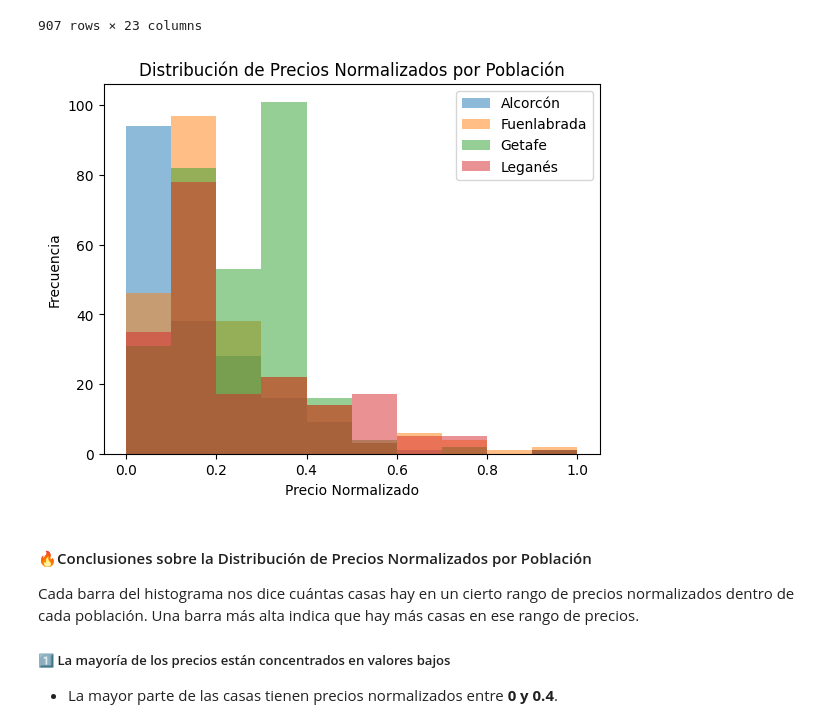
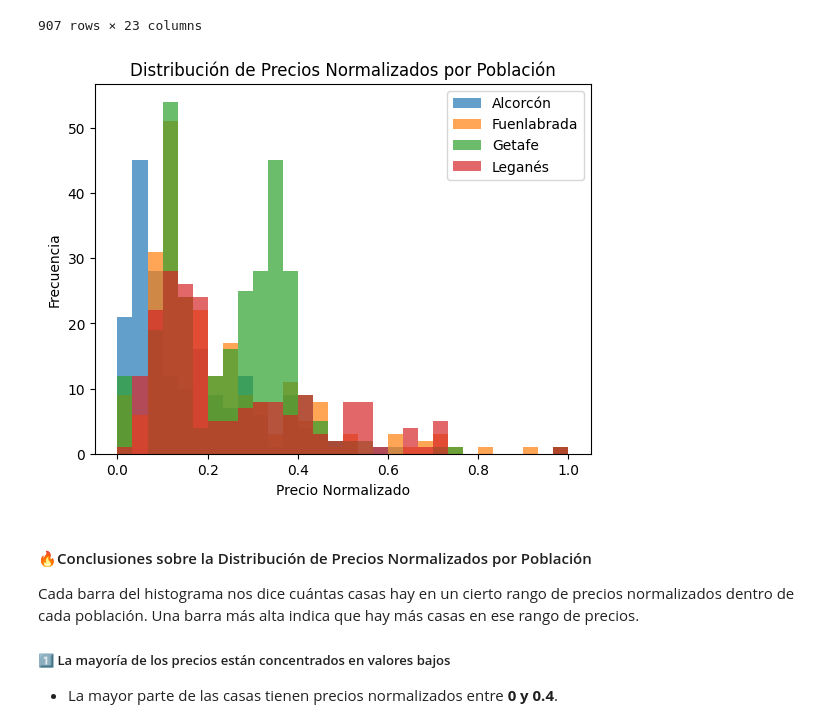
Before and after one commit to mvlarra/realestate-datacleanup-exercise, a Jupyter notebook: Prework_project.es_VL.ipynb, the cells around one changed output. Saved outputs shown, nothing was run; the diff lists cells and outputs as text; code cells hidden in the pictures.

```diff
--- a/Prework_project.es_VL.ipynb
+++ b/Prework_project.es_VL.ipynb
@@ -1136,43 +1136,61 @@ df_cs.groupby('level5').apply(min_max_normalize)
 # %%
 #🟡 Normalizar los precios para cada población y graficar histogramas
 
+# La pista menciona "demostración multihist de Matplotlib", lo que sugiere el uso de la
+# función plt.hist() con múltiples conjuntos de datos superpuestos en un mismo gráfico.
+# En nuestro código ya estamos utilizando esta técnica, porque:
+#   → Agrupamos los datos por población (level5).
+#   → Aplicamos normalización a la columna de precios.
+#   → Usamos plt.hist() con alpha=0.7 para superponer los histogramas.
 
 result = df_cs.groupby('level5').apply(min_max_normalize).reset_index(drop = True)
 for city in result['level5'].unique():
     city_data = result[result['level5']==city]
-    plt.hist(city_data['norm'], label=city, alpha=0.5)
+    plt.hist(city_data['norm'], label=city, alpha=0.7, bins=30)
 
 plt.title("Distribución de Precios Normalizados por Población")  # Título del gráfico
 plt.xlabel("Precio Normalizado")  # Etiqueta del eje X
 plt.ylabel("Frecuencia")  # Etiqueta del eje Y
 plt.legend()  # Muestra la leyenda con los nombres de las poblaciones
 plt.show()
 
 # ▶ Explicación por Pasos de Ejecución en el flujo del código ◀:
 
 # ◯ result = df_cs.groupby('level5').apply(min_max_normalize).reset_index(drop=True)
 #     → Agrupa el DataFrame por la columna 'level5' (población).
 #     → Aplica la función min_max_normalize() a cada grupo, normalizando los precios dentro de cada población.
 #     → reset_index(drop=True) elimina el índice jerárquico creado por groupby().apply(), manteniendo un
 #       DataFrame plano.
 
 # ◯ for city in result['level5'].unique():
 #     → Itera sobre cada población única dentro de la columna 'level5'.
 #     → unique() devuelve una lista de nombres de ciudades sin duplicados.
 
 #   ◯ city_data = result[result['level5'] == city]
 #       → Filtra el DataFrame 'result' para obtener solo los datos de la ciudad actual en la iteración.
 
 #   ◯ plt.hist(city_data['norm'], label=city, alpha=0.5)
 #       → Crea un histograma con los valores normalizados de la ciudad actual.
 #       → label=city asigna el nombre de la ciudad como etiqueta para la leyenda del gráfico.
 #       → alpha=0.5 ajusta la transparencia para que los histogramas no opaquen completamente a los demás.
 #       → Agrega etiquetas y titulos al grafico
 
+#   ◯ bins=30
+#       → bins define el número de divisiones en el histograma.
+#       → Un valor más alto (como 30) permite ver con más detalle la distribución de los
+#         precios normalizados.
+#           Bin bajo: Menos de 10 (muy general).
+#           Bin estándar: 20-30 (bueno para la mayoría de los casos).
+#           Bin alto: Más de 50 (detallado, pero con riesgo de ruido)
+#       → Si el valor es demasiado bajo, el histograma puede ser demasiado general y perder
+#         información.
+#       → Si es demasiado alto, puede mostrar demasiado ruido y dificultar la interpretación.
+#       → Si no colocas el parametro bins en un histograma, el valor por defecto es generalmente 10
+
 # ◯ plt.show()
 #     → Muestra el gráfico con los histogramas de todas las poblaciones superpuestos.
 # %% [output]
-[figure, old version]
+[figure, new version]
 # %% [markdown]
 #### 🔥Conclusiones sobre la Distribución de Precios Normalizados por Población
 Cada barra del histograma nos dice cuántas casas hay en un cierto rango de precios normalizados dentro de cada población. Una barra más alta indica que hay más casas en ese rango de precios.
```
